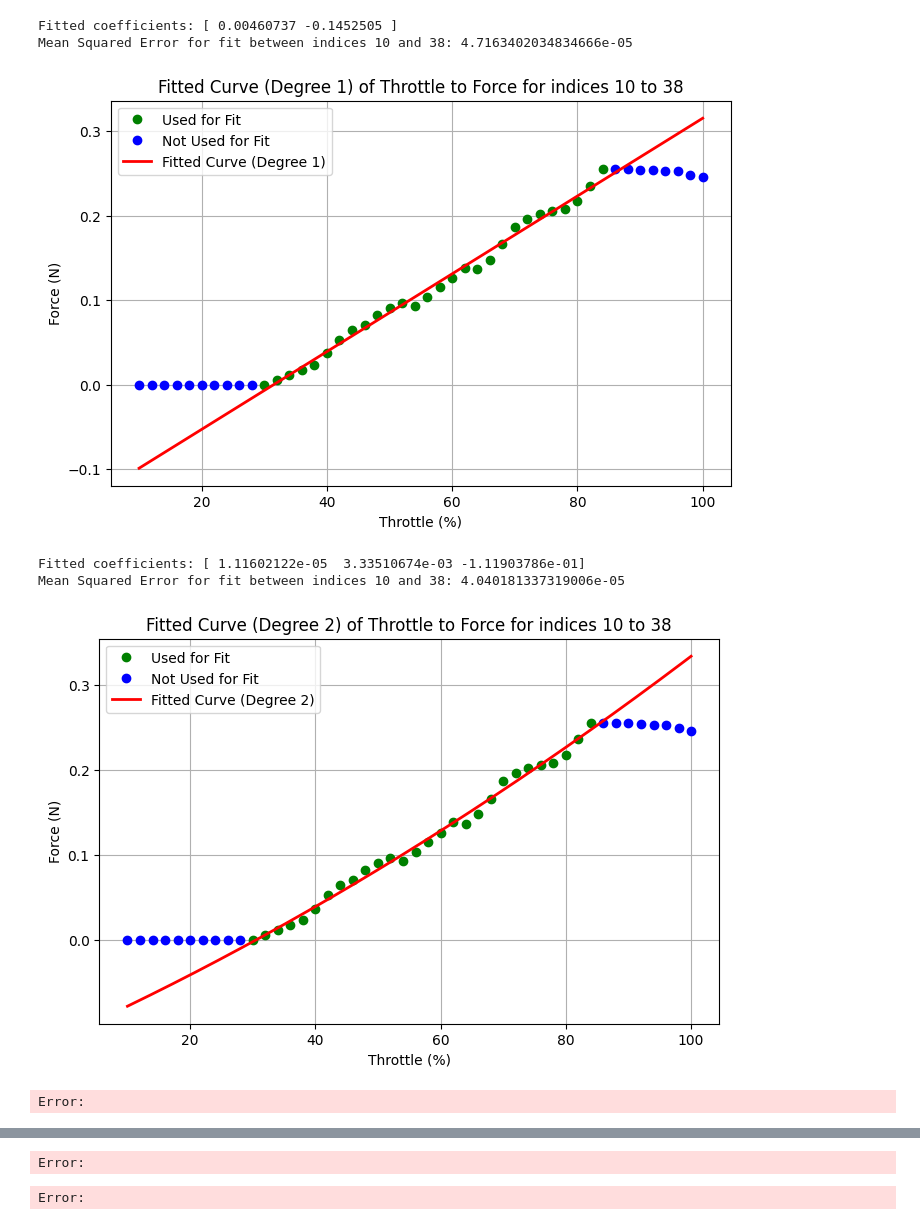
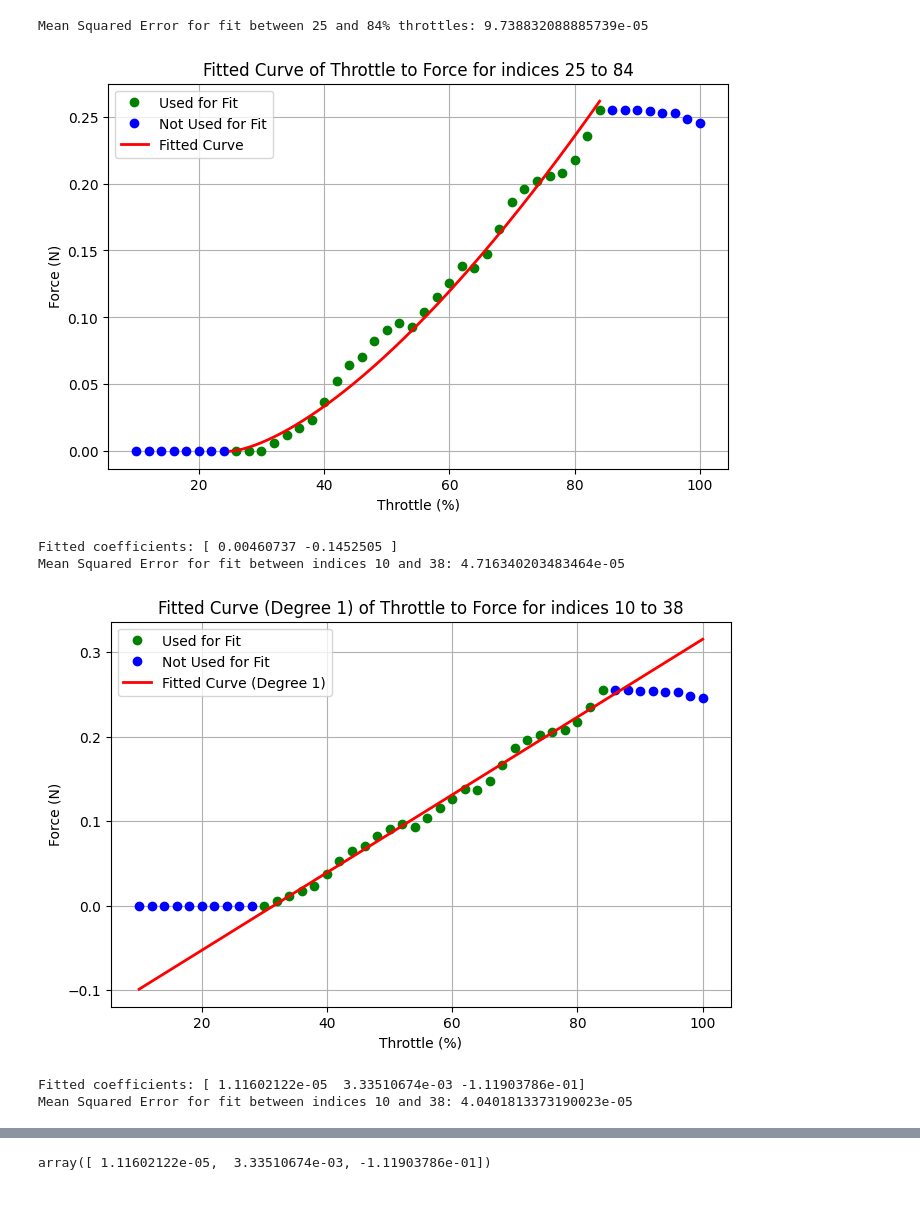
Before and after one commit to maxschwe/QuadrocopterSystem, a Jupyter notebook: identification/identification_rotor_coeffs.ipynb, the cells around one changed output, grey strips where cells are left out. Drawn from its saved outputs; the diff is of its cells as text; code cells hidden in the pictures.

```diff
--- a/identification/identification_rotor_coeffs.ipynb
+++ b/identification/identification_rotor_coeffs.ipynb
@@ -61,21 +102,24 @@ Mean Squared Error for fit between indices 6 and 38: 0.0030111076071923076
 # %%
 weights_torque = np.array([ 0.00, 0.00, 0.00, 0.00, 0.00, 0.00, 0.00, 0.00, 0.00, 0.00, 0.00, 3.00, 6.00, 9.00, 12.00, 18.80, 26.80, 32.90, 36.00, 41.80, 46.10, 49.00, 47.50, 52.90, 58.60, 64.10, 70.60, 69.70, 75.30, 84.60, 95.10, 100.00, 103.10, 105.00, 106.00, 110.90, 120.10, 130.10, 130.00, 130.00,
 129.80, 129.50, 129.00, 128.90, 126.70, 125.10 ]) # in grams
 
 FIT_SPACE_TORQUE = [10, 38]  # indices for fitting range
+throttles_to_torque = 9.81 / 1000 * 0.2 * weights_torque
+
+fit_x_moved_parabel(throttles, throttles_to_torque, fit_space=[25, 84], degree=1.5)
 
 # Convert weights to torque (Nm)
 DISTANCE = 0.2  # meters
 
-throttles_to_torque = 9.81 / 1000 * 0.2 * weights_torque
+FORCES = np.polyval(force_coeffs_2d, throttles)
 
 fit(throttles, throttles_to_torque, degree=1, fit_space=FIT_SPACE_TORQUE)
 fit(throttles, throttles_to_torque, degree=2, fit_space=FIT_SPACE_TORQUE)
 # %% [output]
-Fitted coefficients: [ 0.00460737 -0.1452505 ]
-Mean Squared Error for fit between indices 10 and 38: 4.7163402034834666e-05
+Mean Squared Error for fit between 25 and 84% throttles: 9.738832088885739e-05
-[figure, old version]
+[figure, new version]
-Fitted coefficients: [ 1.11602122e-05  3.33510674e-03 -1.11903786e-01]
-Mean Squared Error for fit between indices 10 and 38: 4.040181337319006e-05
+Fitted coefficients: [ 0.00460737 -0.1452505 ]
+Mean Squared Error for fit between indices 10 and 38: 4.716340203483464e-05
-[figure, old version]
+[figure, new version]
-Error:
+Fitted coefficients: [ 1.11602122e-05  3.33510674e-03 -1.11903786e-01]
+Mean Squared Error for fit between indices 10 and 38: 4.0401813373190023e-05
@@ -82,2 +127 @@ Error:
-Error:
+array([ 1.11602122e-05,  3.33510674e-03, -1.11903786e-01])
-Error:
```
Also changed, not shown: parts of 2 cells of this notebook, 4 other files.
